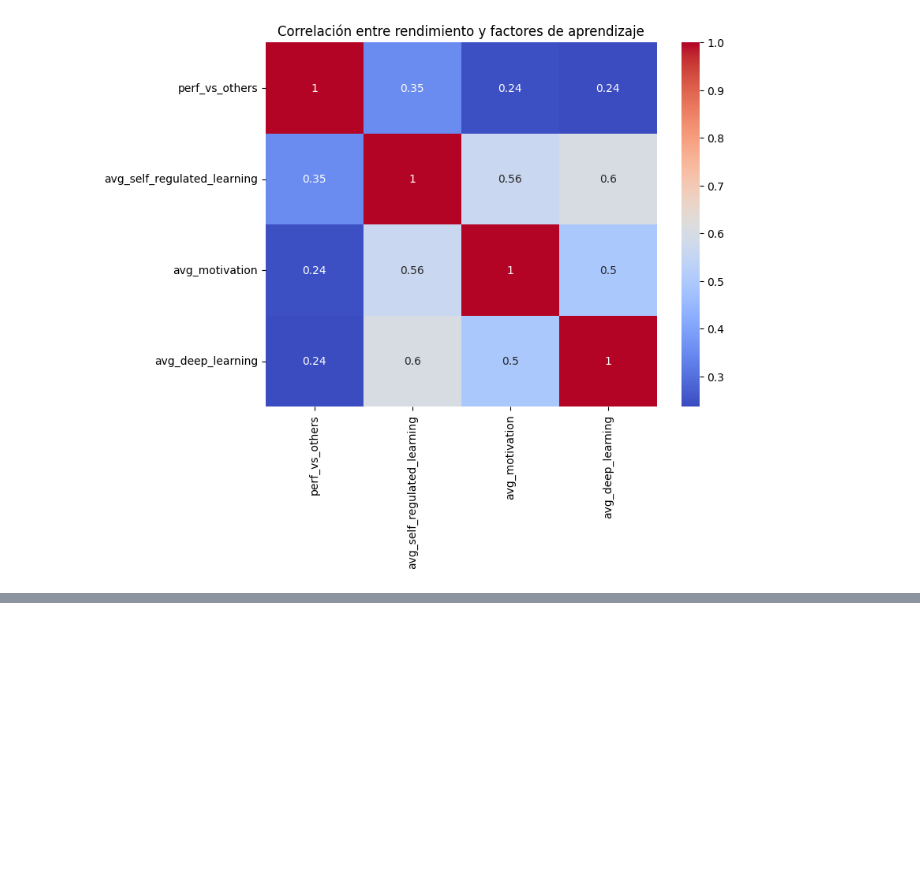
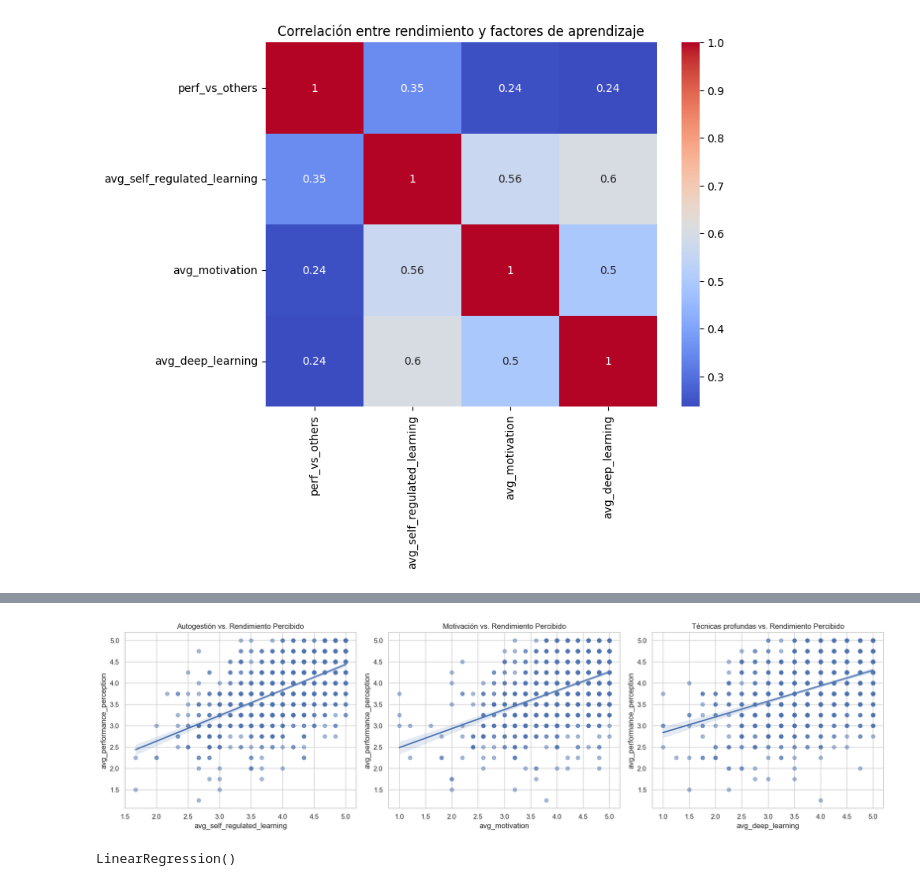
Before and after one commit to NaTHuber/learning-strategies-analysis, a Jupyter notebook: notebooks/01-exploration.ipynb, the cells around one changed output, grey strips where cells are left out. Saved outputs shown, nothing was run; the diff lists cells and outputs as text; code cells hidden in the pictures; blank space fills up the shorter version.

Commit message:
[update]: Se actualiza el notebook con la palicación del modelo de regresión lineal

```diff
--- a/notebooks/01-exploration.ipynb
+++ b/notebooks/01-exploration.ipynb
@@ -83,0 +123,26 @@ plt.show()
+# %%
+# Análisis de tendencias y dispersión entre factores de aprendizaje y rendimiento percibido
+import seaborn as sns
+
+sns.set(style="whitegrid")
+plt.figure(figsize=(18, 5))
+
+# 1. Self-Regulated Learning vs. Rendimiento
+plt.subplot(1, 3, 1)
+sns.regplot(x='avg_self_regulated_learning', y='avg_performance_perception', data=df, scatter_kws={'alpha':0.5})
+plt.title("Autogestión vs. Rendimiento Percibido")
+
+# 2. Motivación vs. Rendimiento
+plt.subplot(1, 3, 2)
+sns.regplot(x='avg_motivation', y='avg_performance_perception', data=df, scatter_kws={'alpha':0.5})
+plt.title("Motivación vs. Rendimiento Percibido")
+
+# 3. Técnicas de estudio profundas vs. Rendimiento
+plt.subplot(1, 3, 3)
+sns.regplot(x='avg_deep_learning', y='avg_performance_perception', data=df, scatter_kws={'alpha':0.5})
+plt.title("Técnicas profundas vs. Rendimiento Percibido")
+
+plt.tight_layout()
+plt.show()
+# %% [output]
+[figure, added]
@@ -83,0 +159,5 @@ plt.show()
+# %%
+model = LinearRegression()
+model.fit(X, y)
+# %% [output]
+LinearRegression()
```
Also changed, not shown: parts of 9 cells of this notebook.
